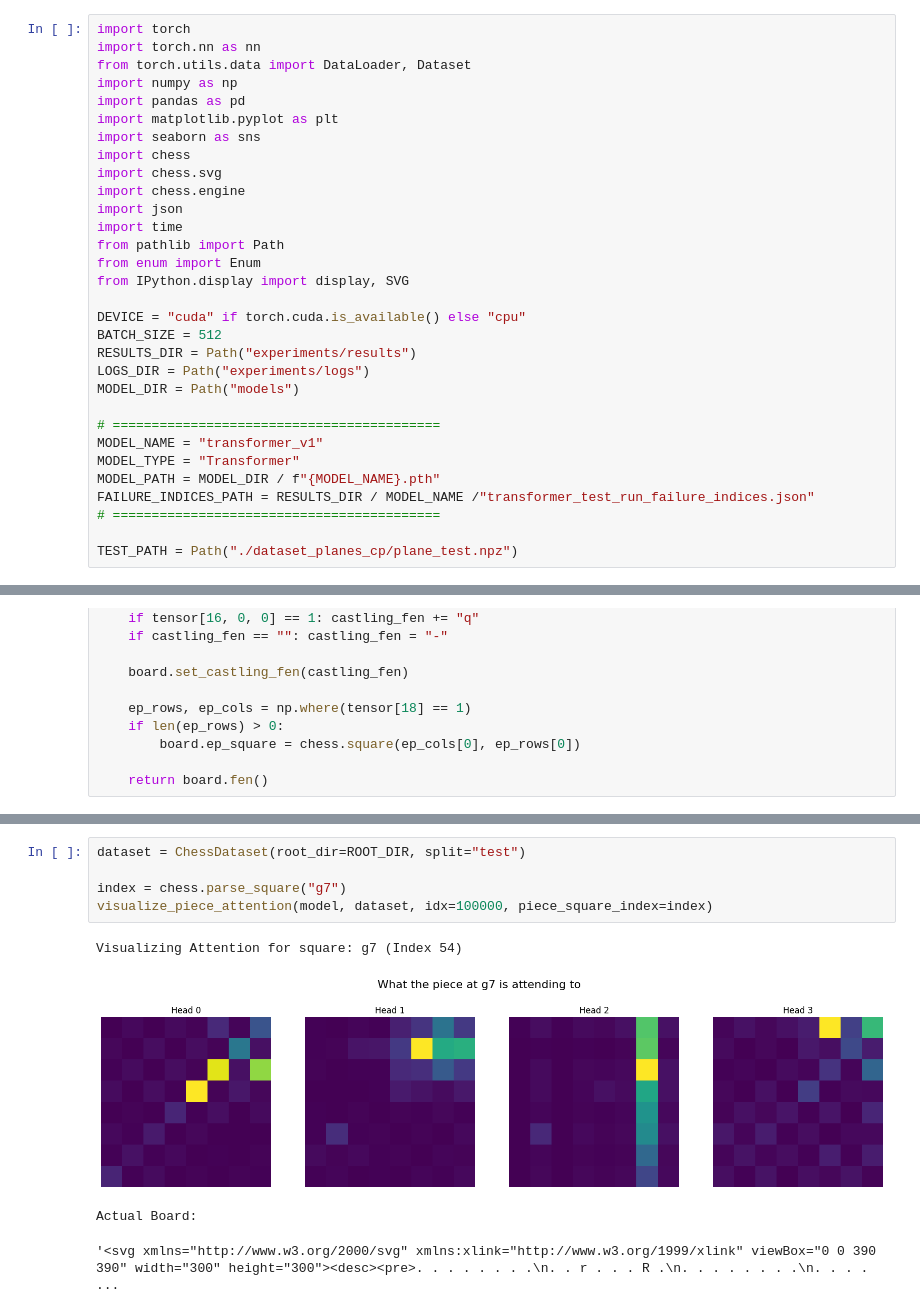
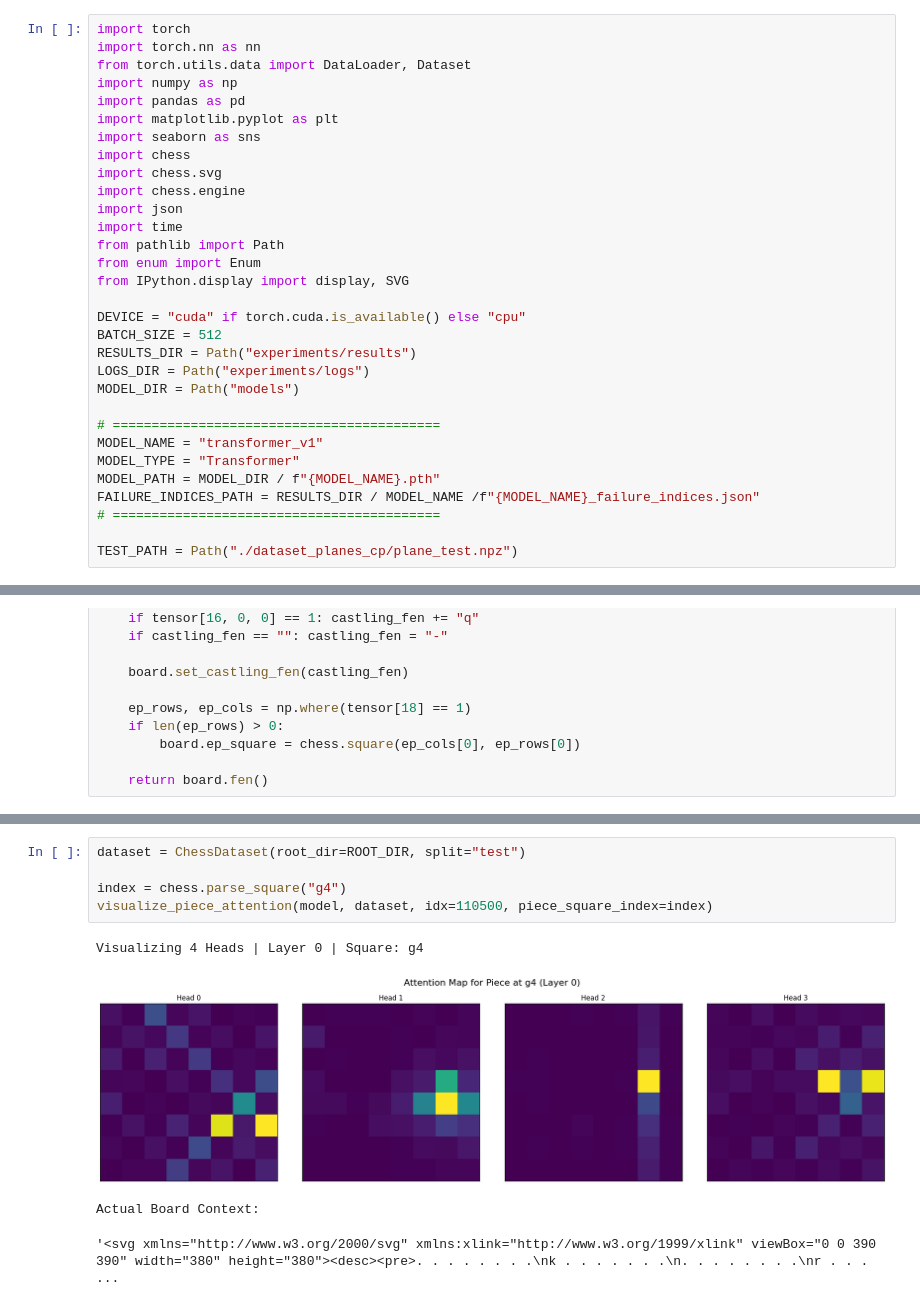
Before and after one commit to wang-yuancheng/chess, a Jupyter notebook: 05_model_evaluation_transformer.ipynb, the cells around one changed output, grey strips where cells are left out. Saved outputs shown, nothing was run; the diff lists cells and outputs as text.

Commit message:
Fix attention visualization

```diff
--- a/05_model_evaluation_transformer.ipynb
+++ b/05_model_evaluation_transformer.ipynb
@@ -25,7 +25,7 @@ MODEL_DIR = Path("models")
 MODEL_NAME = "transformer_v1"
 MODEL_TYPE = "Transformer"
 MODEL_PATH = MODEL_DIR / f"{MODEL_NAME}.pth"
-FAILURE_INDICES_PATH = RESULTS_DIR / MODEL_NAME /"transformer_test_run_failure_indices.json"
+FAILURE_INDICES_PATH = RESULTS_DIR / MODEL_NAME /f"{MODEL_NAME}_failure_indices.json"
 # ==========================================
 
 TEST_PATH = Path("./dataset_planes_cp/plane_test.npz")
@@ -769,10 +807,10 @@ def visualize_piece_attention(model, dataset, idx, piece_square_index):
 # %%
 dataset = ChessDataset(root_dir=ROOT_DIR, split="test")
 
-index = chess.parse_square("g7")
-visualize_piece_attention(model, dataset, idx=100000, piece_square_index=index)
+index = chess.parse_square("g4")
+visualize_piece_attention(model, dataset, idx=110500, piece_square_index=index)
 # %% [output]
-Visualizing Attention for square: g7 (Index 54)
+Visualizing 4 Heads | Layer 0 | Square: g4
-[figure, old version]
+[figure, new version]
-Actual Board:
+Actual Board Context:
-'<svg xmlns="http://www.w3.org/2000/svg" xmlns:xlink="http://www.w3.org/1999/xlink" viewBox="0 0 390 390" width="300" height="300"><desc><pre>. . . . . . . .\n. . r . . . R .\n. . . . . . . .\n. . . . ...
+'<svg xmlns="http://www.w3.org/2000/svg" xmlns:xlink="http://www.w3.org/1999/xlink" viewBox="0 0 390 390" width="380" height="380"><desc><pre>. . . . . . . .\nk . . . . . . .\n. . . . . . . .\nr . . . ...
```
Also changed, not shown: parts of 7 cells of this notebook, 10 other files.
